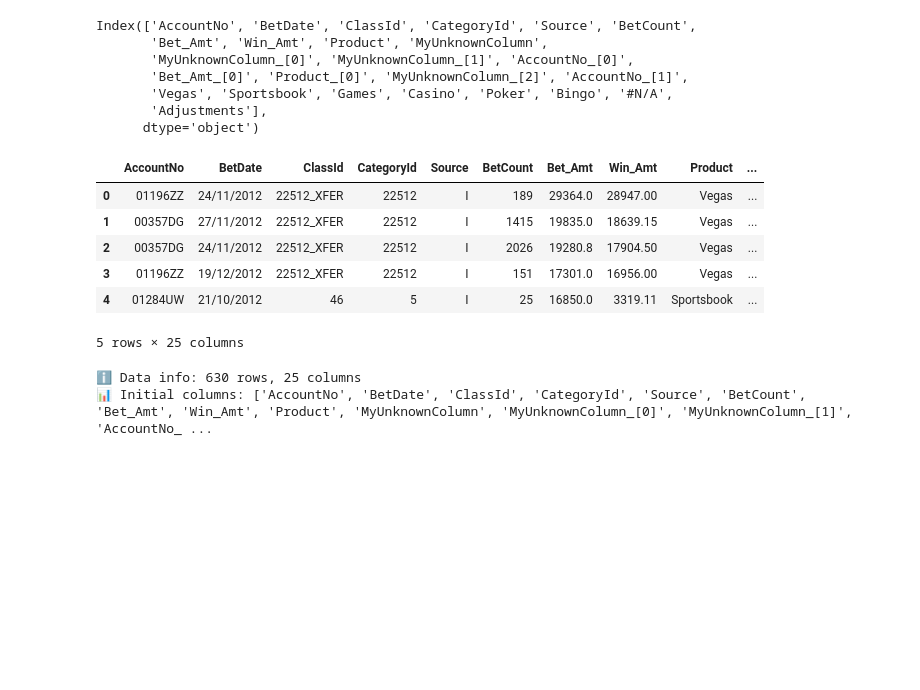
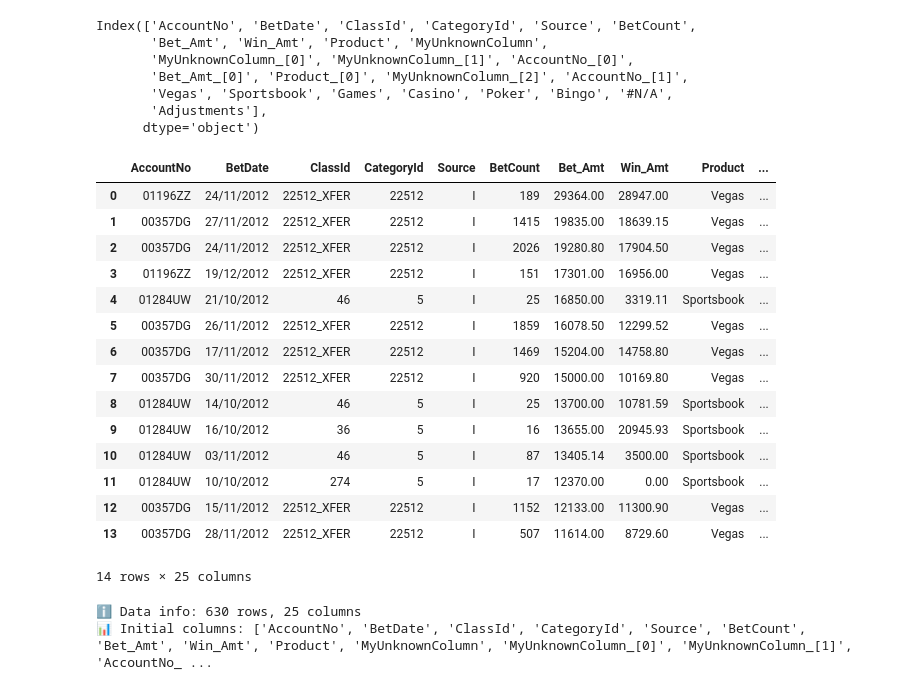
Before and after one commit to 2ssya/project-ironhack-gambling, a Jupyter notebook: sql_python-2.ipynb, the cells around one changed output. Cells and saved outputs as stored; diff of their text form; code cells hidden in the pictures; blank space fills up the shorter version.

```diff
--- a/sql_python-2.ipynb
+++ b/sql_python-2.ipynb
@@ -6,7 +6,7 @@ Requirement already satisfied: mysql-connector-python in /opt/anaconda3/lib/pyth
 # %%
 cnx = mysql.connector.connect(
     user = 'root',
-    password = 'PASWORD.',
+    password = 'assya98.',
     host = 'localhost',
     database = 'ih_gambling'
 )
@@ -156,15 +178,24 @@ Index(['AccountNo', 'BetDate', 'ClassId', 'CategoryId', 'Source', 'BetCount',
        'Adjustments'],
       dtype='object')
 # %%
-df_betting.head ()
+df_betting.head (14)
 # %% [output]
 |  | AccountNo | BetDate | ClassId | CategoryId | Source | BetCount | Bet_Amt | Win_Amt | Product | ... |
-| 0 | 01196ZZ | 24/11/2012 | 22512_XFER | 22512 | I | 189 | 29364.0 | 28947.00 | Vegas | ... |
-| 1 | 00357DG | 27/11/2012 | 22512_XFER | 22512 | I | 1415 | 19835.0 | 18639.15 | Vegas | ... |
-| 2 | 00357DG | 24/11/2012 | 22512_XFER | 22512 | I | 2026 | 19280.8 | 17904.50 | Vegas | ... |
-| 3 | 01196ZZ | 19/12/2012 | 22512_XFER | 22512 | I | 151 | 17301.0 | 16956.00 | Vegas | ... |
-| 4 | 01284UW | 21/10/2012 | 46 | 5 | I | 25 | 16850.0 | 3319.11 | Sportsbook | ... |
+| 0 | 01196ZZ | 24/11/2012 | 22512_XFER | 22512 | I | 189 | 29364.00 | 28947.00 | Vegas | ... |
+| 1 | 00357DG | 27/11/2012 | 22512_XFER | 22512 | I | 1415 | 19835.00 | 18639.15 | Vegas | ... |
+| 2 | 00357DG | 24/11/2012 | 22512_XFER | 22512 | I | 2026 | 19280.80 | 17904.50 | Vegas | ... |
+| 3 | 01196ZZ | 19/12/2012 | 22512_XFER | 22512 | I | 151 | 17301.00 | 16956.00 | Vegas | ... |
+| 4 | 01284UW | 21/10/2012 | 46 | 5 | I | 25 | 16850.00 | 3319.11 | Sportsbook | ... |
+| 5 | 00357DG | 26/11/2012 | 22512_XFER | 22512 | I | 1859 | 16078.50 | 12299.52 | Vegas | ... |
+| 6 | 00357DG | 17/11/2012 | 22512_XFER | 22512 | I | 1469 | 15204.00 | 14758.80 | Vegas | ... |
+| 7 | 00357DG | 30/11/2012 | 22512_XFER | 22512 | I | 920 | 15000.00 | 10169.80 | Vegas | ... |
+| 8 | 01284UW | 14/10/2012 | 46 | 5 | I | 25 | 13700.00 | 10781.59 | Sportsbook | ... |
+| 9 | 01284UW | 16/10/2012 | 36 | 5 | I | 16 | 13655.00 | 20945.93 | Sportsbook | ... |
+| 10 | 01284UW | 03/11/2012 | 46 | 5 | I | 87 | 13405.14 | 3500.00 | Sportsbook | ... |
+| 11 | 01284UW | 10/10/2012 | 274 | 5 | I | 17 | 12370.00 | 0.00 | Sportsbook | ... |
+| 12 | 00357DG | 15/11/2012 | 22512_XFER | 22512 | I | 1152 | 12133.00 | 11300.90 | Vegas | ... |
+| 13 | 00357DG | 28/11/2012 | 22512_XFER | 22512 | I | 507 | 11614.00 | 8729.60 | Vegas | ... |
-5 rows × 25 columns
+14 rows × 25 columns
 # %%
 print(f"ℹ️ Data info: {df_betting.shape[0]} rows, {df_betting.shape[1]} columns")
 print(f"📊 Initial columns: {list(df_betting.columns)}")
```
Also changed, not shown: parts of 13 cells of this notebook.
